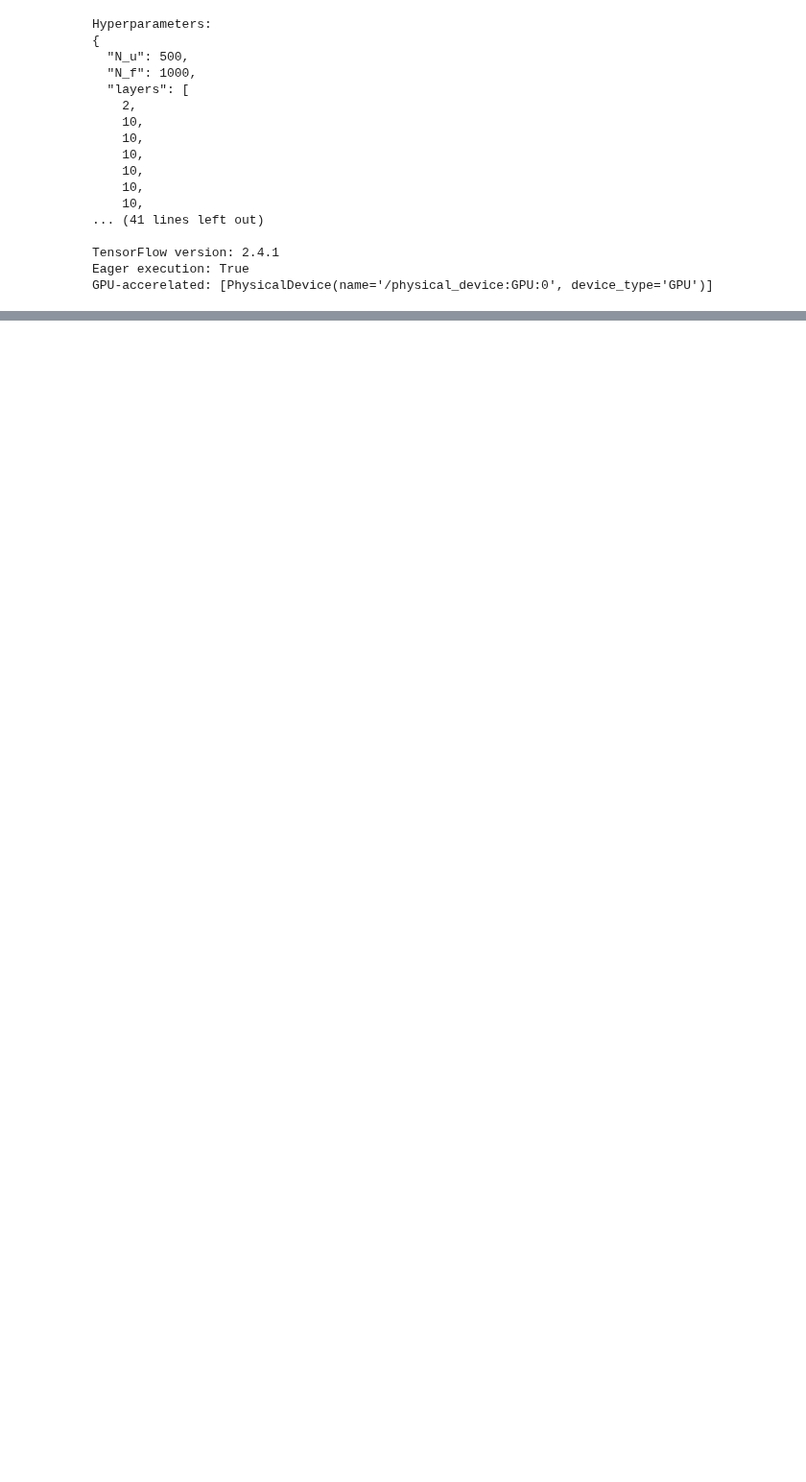
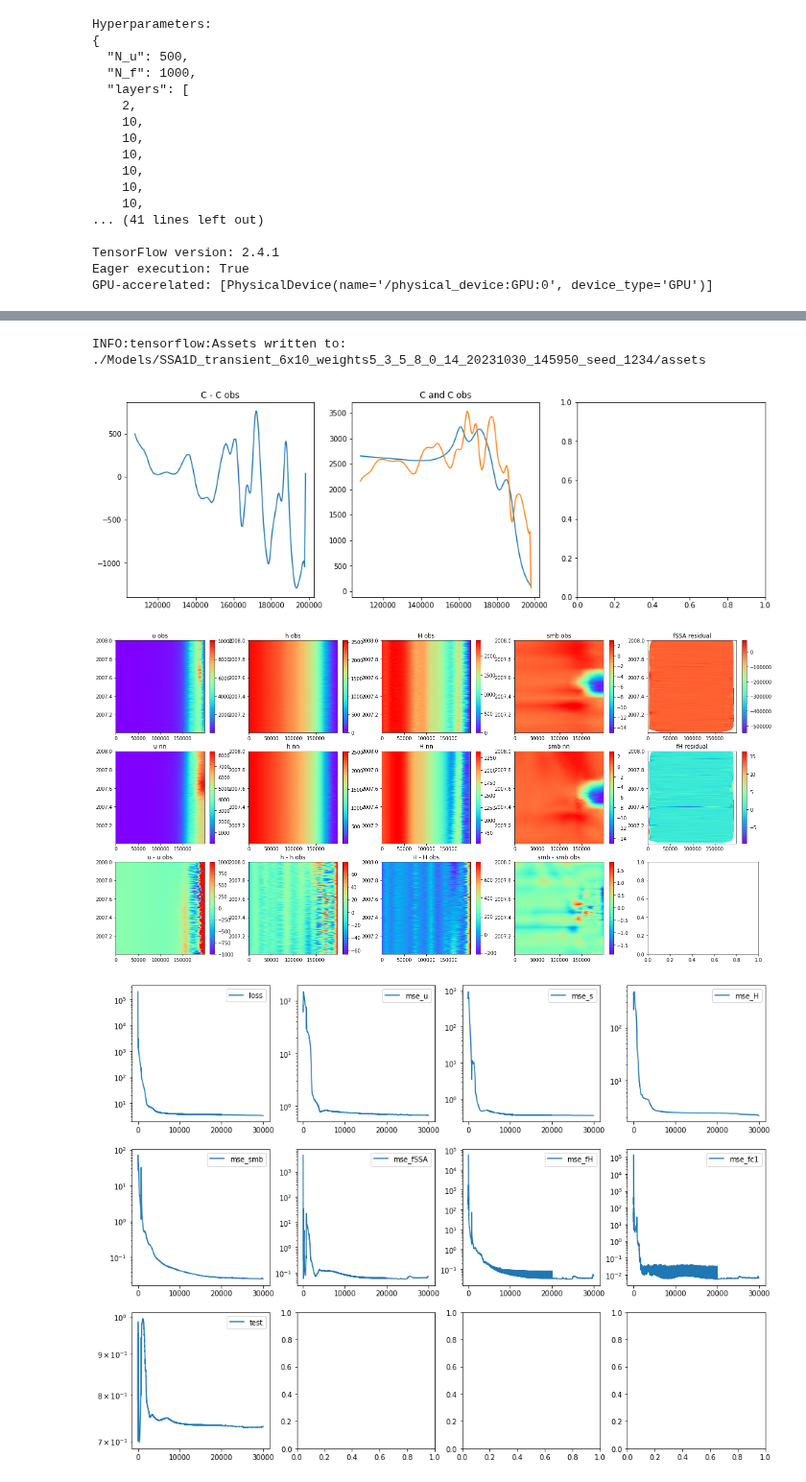
Before and after one commit to enigne/PINNS, a Jupyter notebook: testTransient.ipynb, the cells around one changed output, grey strips where cells are left out. Shown at 96% size. Cells and saved outputs as stored; diff of their text form; code cells hidden in the pictures; blank space fills up the shorter version.

Commit message:
save transient 1D test

```diff
--- a/testTransient.ipynb
+++ b/testTransient.ipynb
@@ -21,7 +21,7 @@ NLayers=6
 NNeurons=10
 noiseLevel=[]
 # vel, (h,H), C, FSSA, (FH, SMB), BC
-weights = [5,3,5,8,1,14]
+weights = [5,3,5,8,0,14]
 # %%
 hp = {}
 # Data size on the solution u
@@ -121,7 +121,20 @@ nt_epoch =  10000  elapsed = 48:52 (+07.2)  loss = 3.6492e+00
+# %%
+# load 1D friction C
+path1D = os.path.join(appDataPath, "Helheim_Weertman_iT080_PINN_flowline_CF_2dInv.mat")
+x1, Exact_vel1, X_star1, u_star1, X_u_train1, u_train1, X_f1, X_bc1, u_bc1, X_cf1, n_cf1, xub1, xlb1, uub1, ulb1, mu1 = prep_Helheim_data_flowline(path1D, 100, 100)
+# %%
+# align 1D data with the 2D new data
+X1_align = X_star1 + (X_1d.max() - X_star1.max())
+C1_align = u_star1[:,3:4]
 # %%
 pinn.save()
 # plot
-plot_1D_transient_solutions(pinn, X_f, X_star, u_star, X_1d, C_1d, xlb, xub,
+plot_1D_transient_solutions(pinn, X_f, X_star, u_star, X1_align, C1_align, xlb, xub,
                             vranges={'smb nn': [-15,3], 'smb obs': [-15,3], 'u - u obs':[-1e3,1e3]}, savePath=modelPath)
 # history
 plot_log_history(pinn, modelPath)
+# %% [output]
+INFO:tensorflow:Assets written to: ./Models/SSA1D_transient_6x10_weights5_3_5_8_0_14_20231030_145950_seed_1234/assets
+[figure, added]
+[figure, added]
+[figure, added]
```
Also changed, not shown: parts of 1 cell of this notebook, 2 other files.
